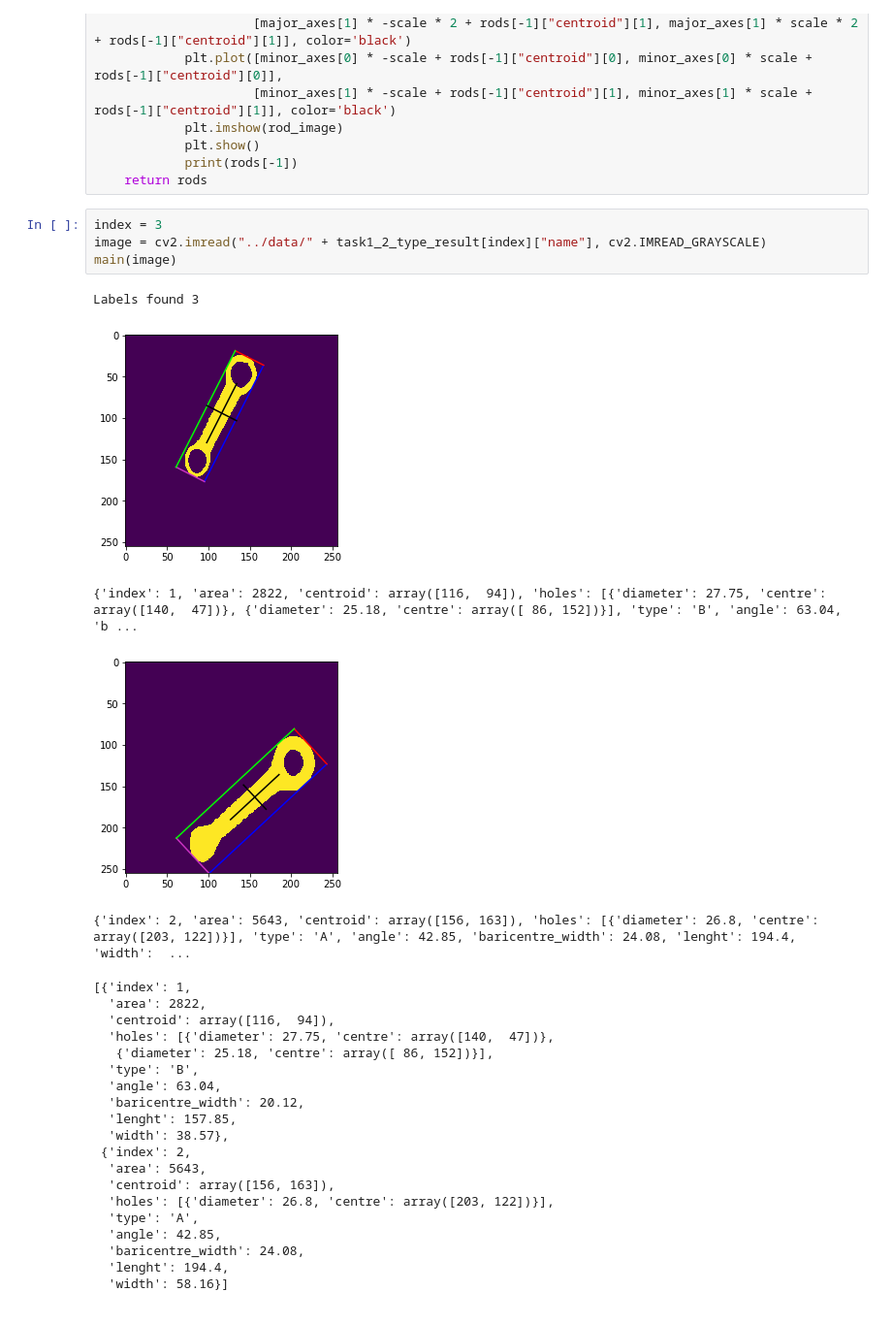
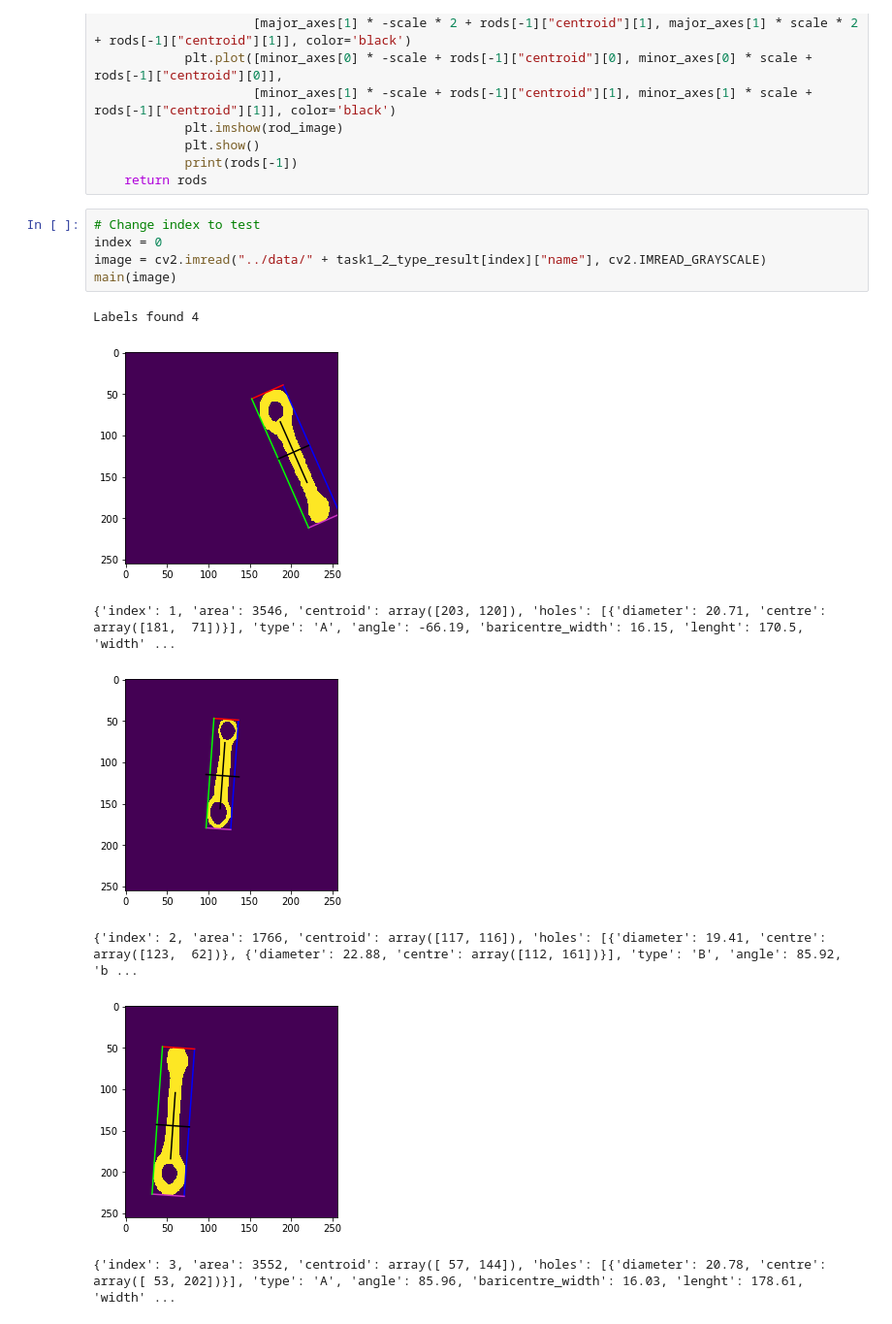
Before and after one commit to alomb/ComputerVisionAndImageProcessingProject, a Jupyter notebook: project/solution.ipynb, the cells around one changed output. Shown at 97% size. Saved outputs shown, nothing was run; the diff lists cells and outputs as text.

```diff
--- a/project/solution.ipynb
+++ b/project/solution.ipynb
@@ -365,31 +365,15 @@ def main(image):
             print(rods[-1])
     return rods
 # %%
-index = 3
+# Change index to test
+index = 0
 image = cv2.imread("../data/" + task1_2_type_result[index]["name"], cv2.IMREAD_GRAYSCALE)
 main(image)
 # %% [output]
-Labels found 3
+Labels found 4
-[figure, old version]
+[figure, new version]
-{'index': 1, 'area': 2822, 'centroid': array([116,  94]), 'holes': [{'diameter': 27.75, 'centre': array([140,  47])}, {'diameter': 25.18, 'centre': array([ 86, 152])}], 'type': 'B', 'angle': 63.04, 'b ...
+{'index': 1, 'area': 3546, 'centroid': array([203, 120]), 'holes': [{'diameter': 20.71, 'centre': array([181,  71])}], 'type': 'A', 'angle': -66.19, 'baricentre_width': 16.15, 'lenght': 170.5, 'width' ...
-[figure, old version]
+[figure, new version]
-{'index': 2, 'area': 5643, 'centroid': array([156, 163]), 'holes': [{'diameter': 26.8, 'centre': array([203, 122])}], 'type': 'A', 'angle': 42.85, 'baricentre_width': 24.08, 'lenght': 194.4, 'width':  ...
+{'index': 2, 'area': 1766, 'centroid': array([117, 116]), 'holes': [{'diameter': 19.41, 'centre': array([123,  62])}, {'diameter': 22.88, 'centre': array([112, 161])}], 'type': 'B', 'angle': 85.92, 'b ...
+[figure, added]
-[{'index': 1,
-  'area': 2822,
-  'centroid': array([116,  94]),
-  'holes': [{'diameter': 27.75, 'centre': array([140,  47])},
-   {'diameter': 25.18, 'centre': array([ 86, 152])}],
-  'type': 'B',
-  'angle': 63.04,
-  'baricentre_width': 20.12,
-  'lenght': 157.85,
-  'width': 38.57},
- {'index': 2,
-  'area': 5643,
-  'centroid': array([156, 163]),
-  'holes': [{'diameter': 26.8, 'centre': array([203, 122])}],
-  'type': 'A',
-  'angle': 42.85,
-  'baricentre_width': 24.08,
-  'lenght': 194.4,
-  'width': 58.16}]
+{'index': 3, 'area': 3552, 'centroid': array([ 57, 144]), 'holes': [{'diameter': 20.78, 'centre': array([ 53, 202])}], 'type': 'A', 'angle': 85.96, 'baricentre_width': 16.03, 'lenght': 178.61, 'width' ...
```
Also changed, not shown: parts of 1 cell of this notebook, 1 other file.
